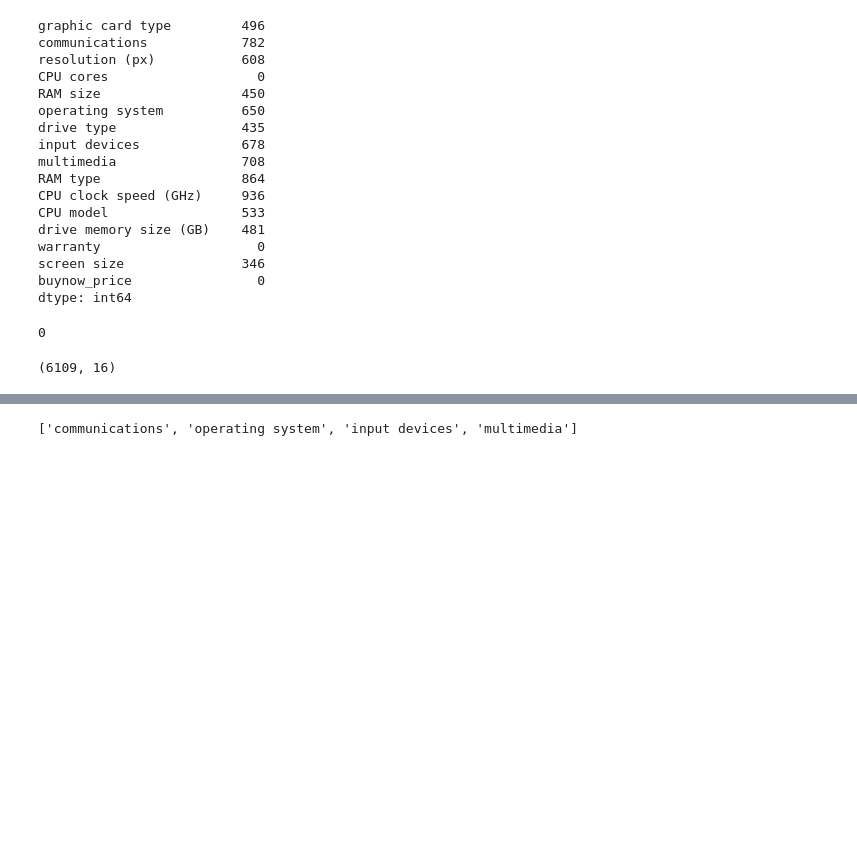
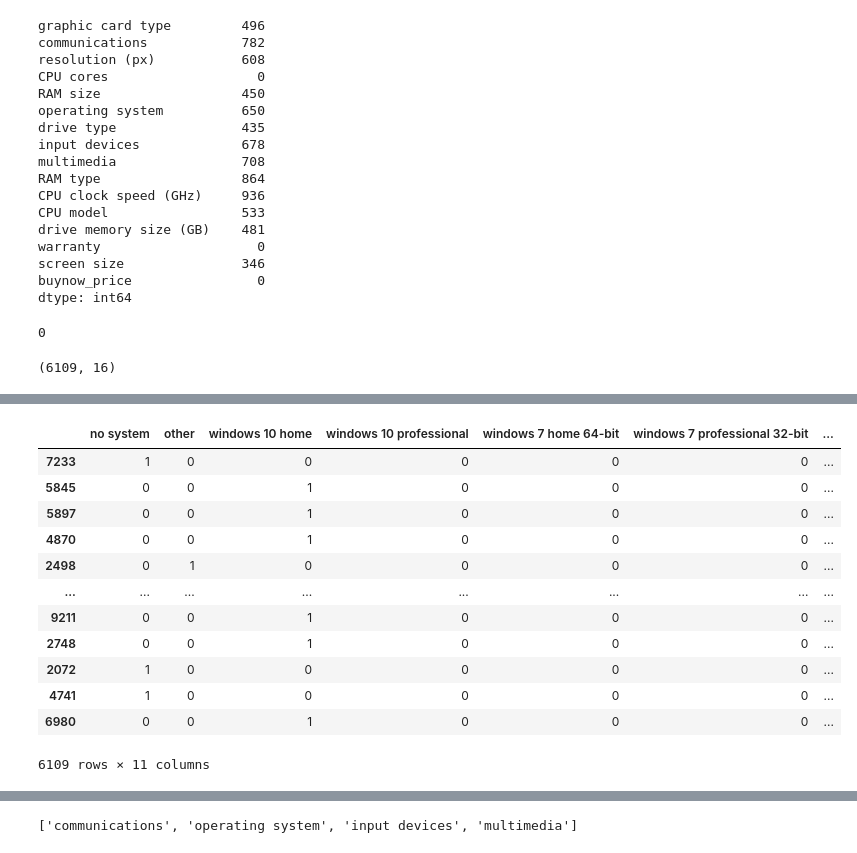
Before and after one commit to CHANDUKOLUSU/Laptop-Price-Prediction-using-ML-DL, a Jupyter notebook: Laptop Price Prediction.ipynb, the cells around one changed output, grey strips where cells are left out. Drawn from its saved outputs; the diff is of its cells as text; code cells hidden in the pictures; blank space fills up the shorter version.

```diff
--- a/Laptop Price Prediction.ipynb
+++ b/Laptop Price Prediction.ipynb
@@ -102,0 +202,18 @@ df.shape
+# %%
+# use get_dummies( ) from pandas library to convert operating system column as categories
+dummies_df = df['operating system'].str.join('|').str.get_dummies()
+dummies_df
+# %% [output]
+|  | no system | other | windows 10 home | windows 10 professional | windows 7 home 64-bit | windows 7 professional 32-bit | ... |
+| 7233 | 1 | 0 | 0 | 0 | 0 | 0 | ... |
+| 5845 | 0 | 0 | 1 | 0 | 0 | 0 | ... |
+| 5897 | 0 | 0 | 1 | 0 | 0 | 0 | ... |
+| 4870 | 0 | 0 | 1 | 0 | 0 | 0 | ... |
+| 2498 | 0 | 1 | 0 | 0 | 0 | 0 | ... |
+| ... | ... | ... | ... | ... | ... | ... | ... |
+| 9211 | 0 | 0 | 1 | 0 | 0 | 0 | ... |
+| 2748 | 0 | 0 | 1 | 0 | 0 | 0 | ... |
+| 2072 | 1 | 0 | 0 | 0 | 0 | 0 | ... |
+| 4741 | 1 | 0 | 0 | 0 | 0 | 0 | ... |
+| 6980 | 0 | 0 | 1 | 0 | 0 | 0 | ... |
+6109 rows × 11 columns
```
Also changed, not shown: parts of 22 cells of this notebook.
